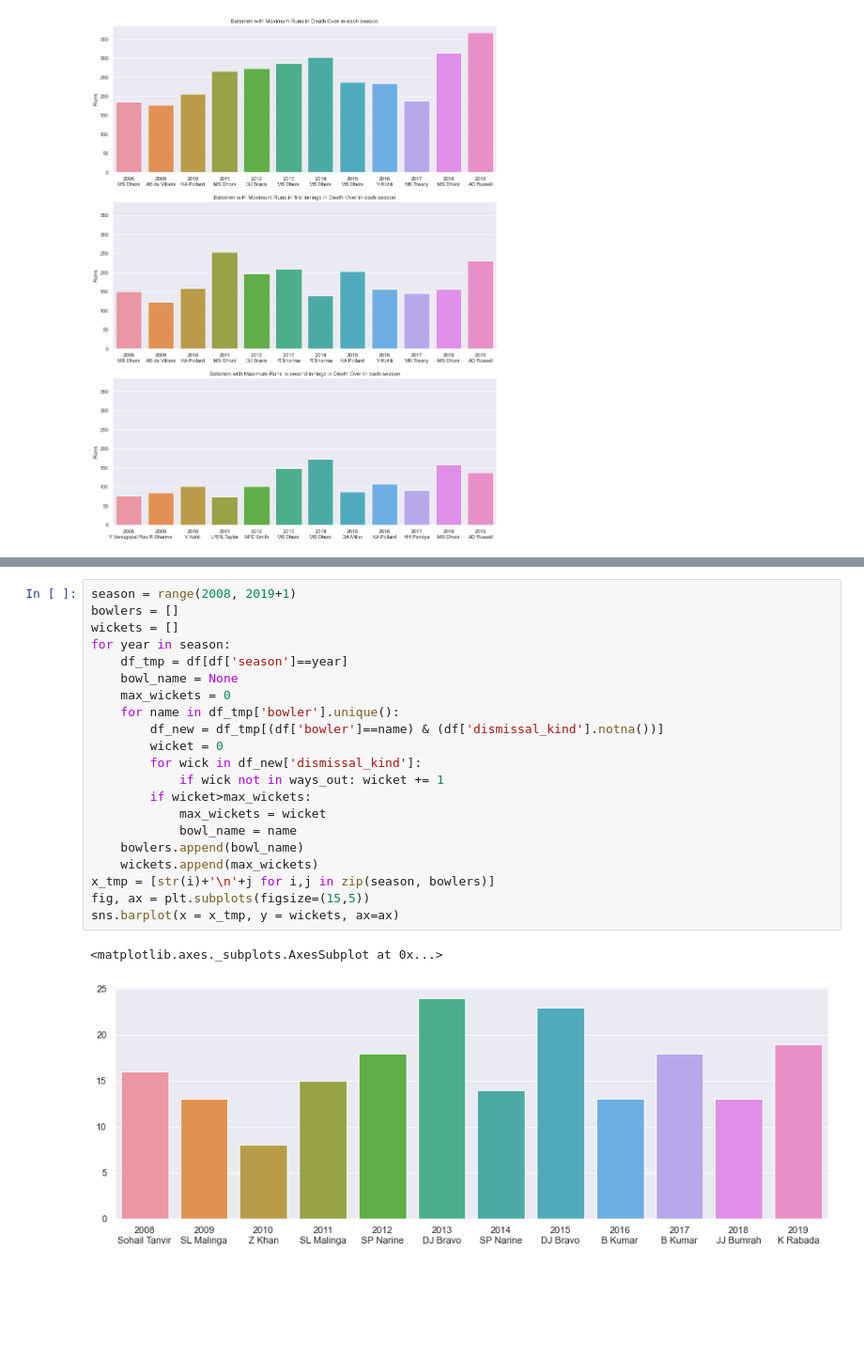
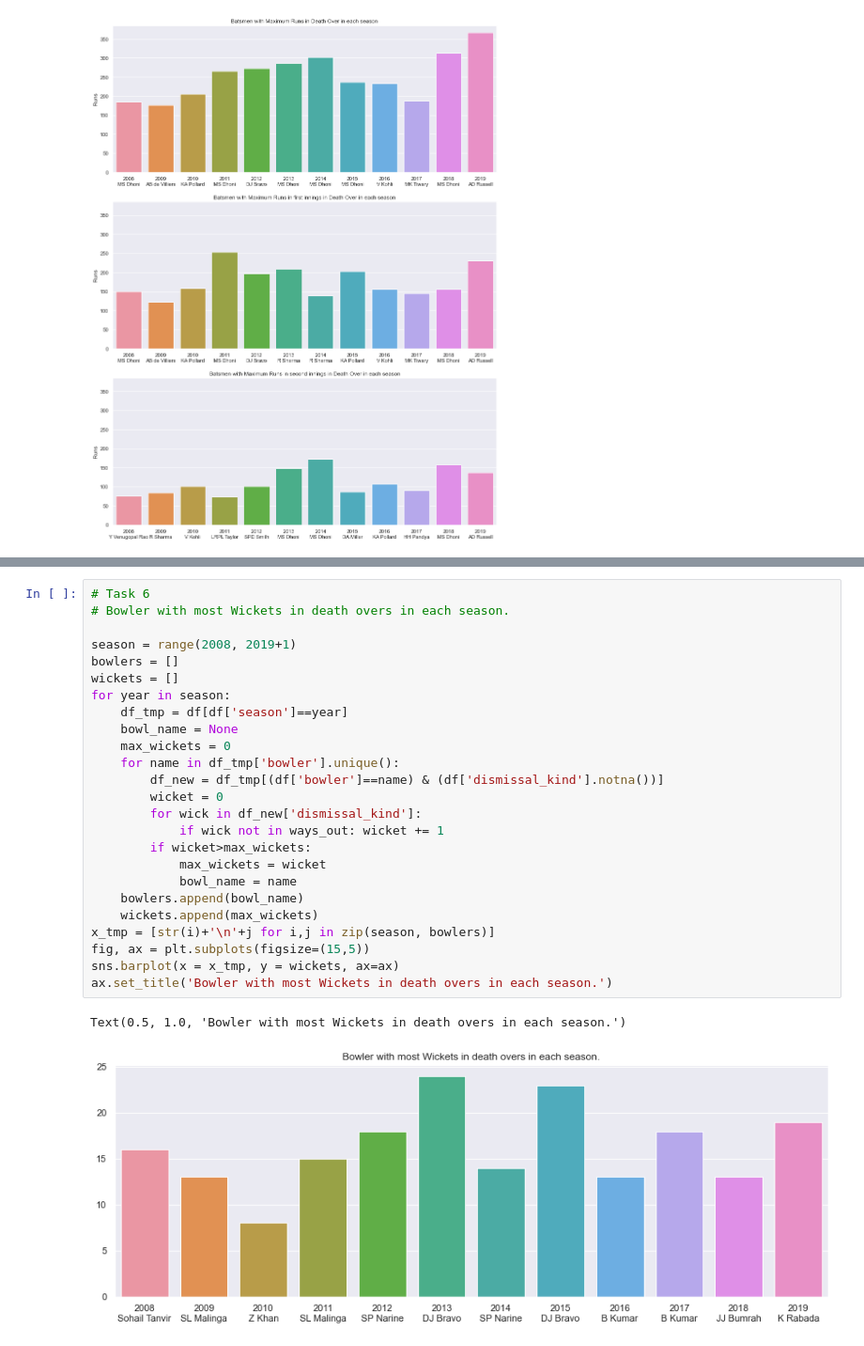
Before and after one commit to sakshamj74/IPL-Analysis, a Jupyter notebook: Death Over Analysis.ipynb, the cells around one changed output, grey strips where cells are left out. Shown at 94% size. Drawn from its saved outputs; the diff is of its cells as text; blank space fills up the shorter version.

```diff
--- a/Death Over Analysis.ipynb
+++ b/Death Over Analysis.ipynb
@@ -359,24 +353,28 @@ top_10.T
 # %%
+# Task 6
+# Bowler with most Wickets in death overs in each season.
+
 season = range(2008, 2019+1)
 bowlers = []
 wickets = []
 for year in season:
     df_tmp = df[df['season']==year]
     bowl_name = None
     max_wickets = 0
     for name in df_tmp['bowler'].unique():
         df_new = df_tmp[(df['bowler']==name) & (df['dismissal_kind'].notna())]
         wicket = 0
         for wick in df_new['dismissal_kind']:
             if wick not in ways_out: wicket += 1
         if wicket>max_wickets:
             max_wickets = wicket
             bowl_name = name
     bowlers.append(bowl_name)
     wickets.append(max_wickets)
 x_tmp = [str(i)+'\n'+j for i,j in zip(season, bowlers)]
 fig, ax = plt.subplots(figsize=(15,5))
 sns.barplot(x = x_tmp, y = wickets, ax=ax)
+ax.set_title('Bowler with most Wickets in death overs in each season.')
 # %% [output]
-<matplotlib.axes._subplots.AxesSubplot at 0x...>
+Text(0.5, 1.0, 'Bowler with most Wickets in death overs in each season.')
-[figure, old version]
+[figure, new version]
```
Also changed, not shown: parts of 7 cells of this notebook.
